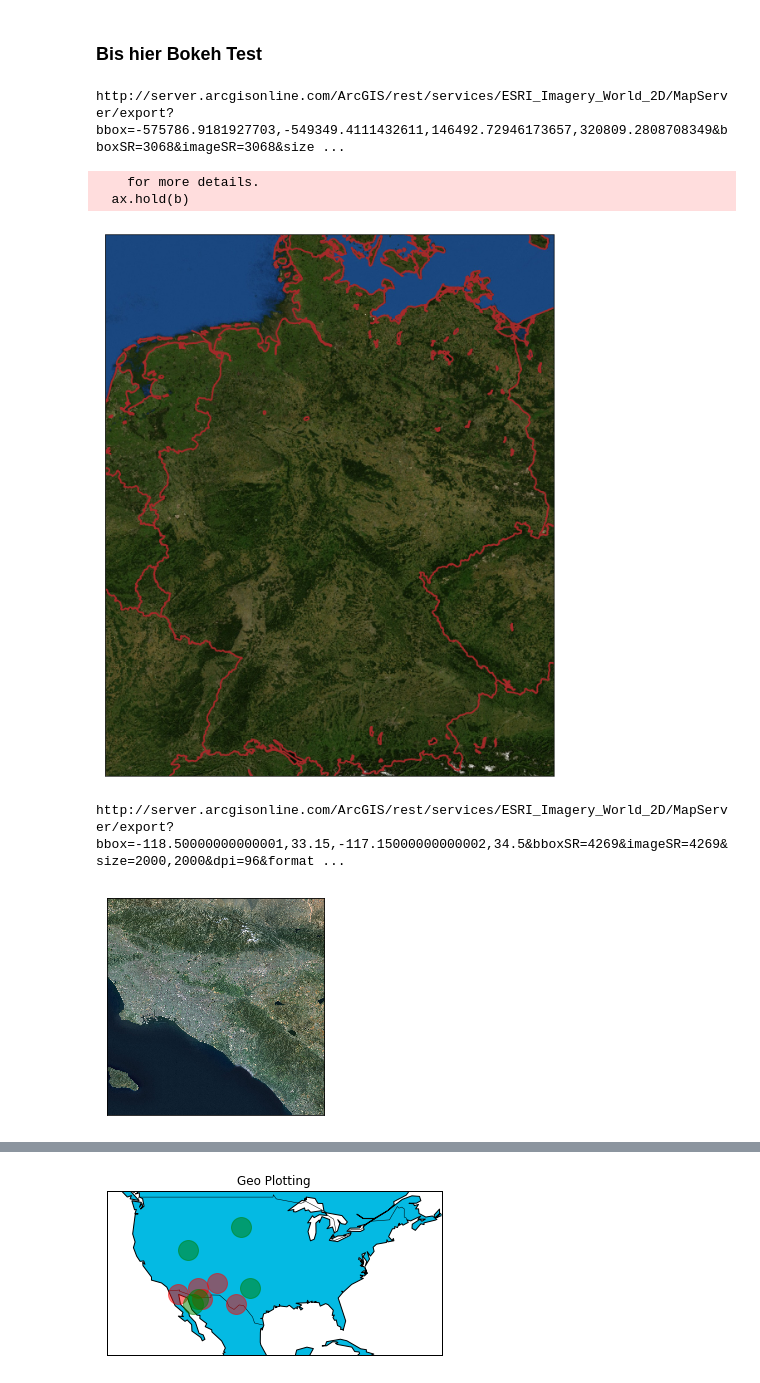
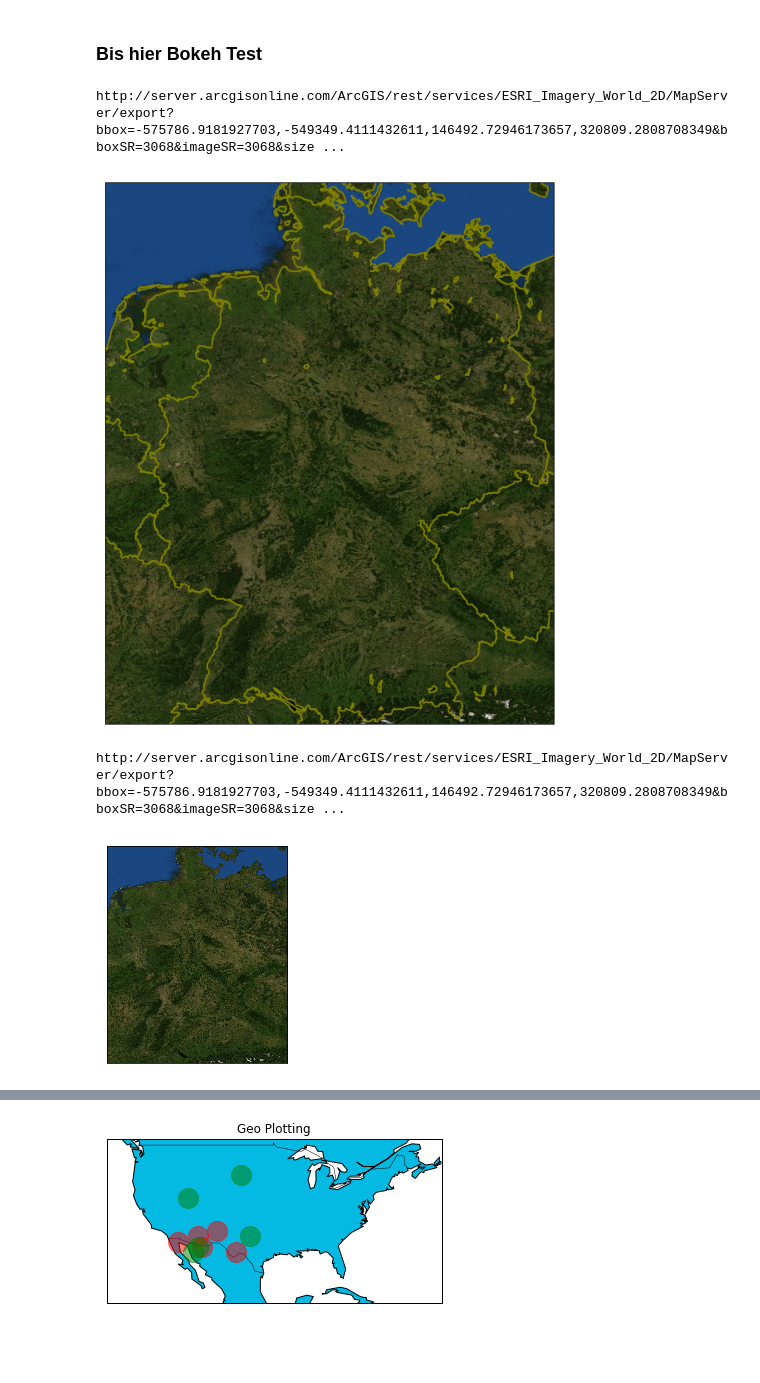
Before and after one commit to s-maibuecher/german_city_foundation, a Jupyter notebook: german-city-foundation.ipynb, the cells around one changed output, grey strips where cells are left out. Cells and saved outputs as stored; diff of their text form; code cells hidden in the pictures; blank space fills up the shorter version.

```diff
--- a/german-city-foundation.ipynb
+++ b/german-city-foundation.ipynb
@@ -275,32 +265,30 @@ m = Basemap(projection='mill',llcrnrlat=47.1,urcrnrlat=55.2, llcrnrlon=5.5,urcrn
 #m.bluemarble()
 # m.etopo()
 
-m.drawcoastlines(linewidth=2, color="brown")
-m.drawcountries(linewidth=2, color="brown")
+m.drawcoastlines(linewidth=2, color="olive")
+m.drawcountries(linewidth=2, color="olive")
 #m.drawstates()
 
 m.arcgisimage(service='ESRI_Imagery_World_2D', xpixels = 2000, verbose= True)
 plt.show()
 # %% [output]
 http://server.arcgisonline.com/ArcGIS/rest/services/ESRI_Imagery_World_2D/MapServer/export?bbox=-575786.9181927703,-549349.4111432611,146492.72946173657,320809.2808708349&bboxSR=3068&imageSR=3068&size ...
-    for more details.
-  ax.hold(b)
-[figure, old version]
+[figure, new version]
 # %%
 from mpl_toolkits.basemap import Basemap
 import matplotlib.pyplot as plt
 
-map = Basemap(llcrnrlon=-118.5,llcrnrlat=33.15,urcrnrlon=-117.15,urcrnrlat=34.5, epsg=4269)
+map = Basemap(llcrnrlat=47.1,urcrnrlat=55.2, llcrnrlon=5.5,urcrnrlon=15.3, epsg=3068)
 #http://server.arcgisonline.com/arcgis/rest/services
 #EPSG Number of America is 4269
 
 map.arcgisimage(service='ESRI_Imagery_World_2D', xpixels = 2000, verbose= True)
 plt.show()
 
 #https://stackoverflow.com/questions/20768777/how-to-draw-a-high-resolution-etopo-background-in-matplotlib-basemap
 # %% [output]
-http://server.arcgisonline.com/ArcGIS/rest/services/ESRI_Imagery_World_2D/MapServer/export?bbox=-118.50000000000001,33.15,-117.15000000000002,34.5&bboxSR=4269&imageSR=4269&size=2000,2000&dpi=96&format ...
+http://server.arcgisonline.com/ArcGIS/rest/services/ESRI_Imagery_World_2D/MapServer/export?bbox=-575786.9181927703,-549349.4111432611,146492.72946173657,320809.2808708349&bboxSR=3068&imageSR=3068&size ...
-[figure, old version]
+[figure, new version]
 # %%
 import numpy as np
 import matplotlib.pyplot as plt
```
Also changed, not shown: parts of 2 cells of this notebook, 1 other file.
